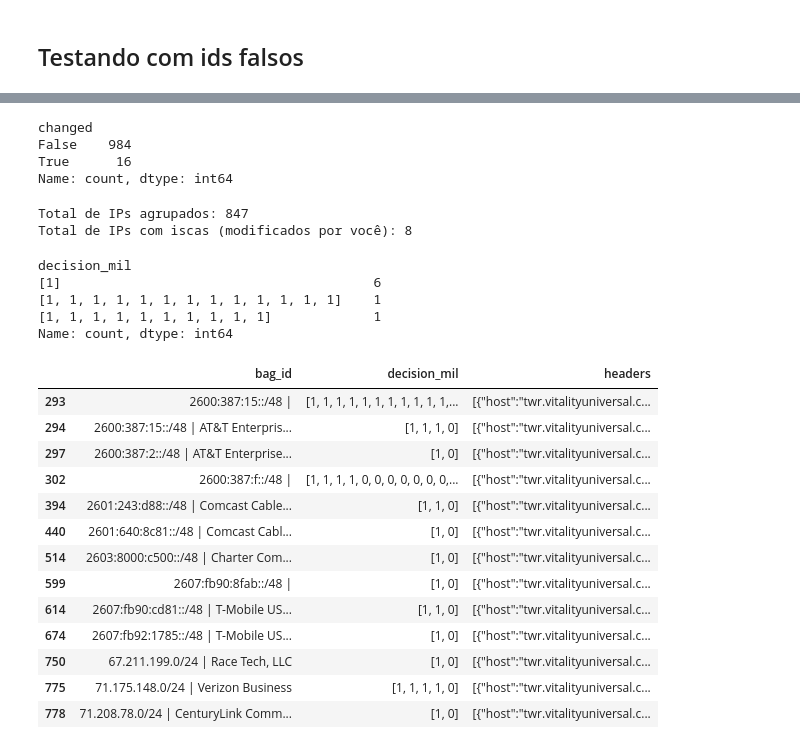
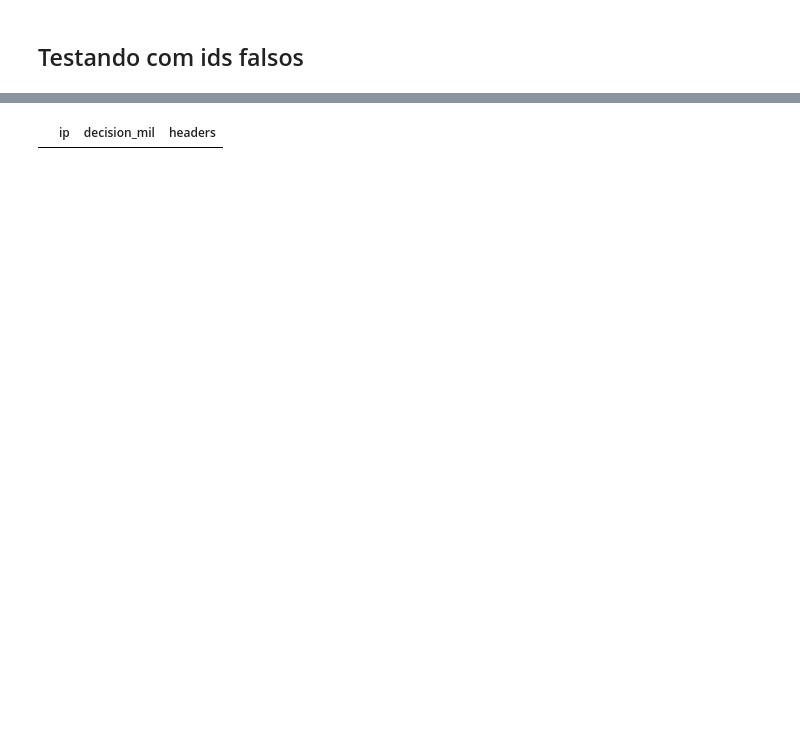
Before and after one commit to camillemotajf/MIL, a Jupyter notebook: teste.ipynb, the cells around one changed output, grey strips where cells are left out. Saved outputs shown, nothing was run; the diff lists cells and outputs as text; code cells hidden in the pictures; blank space fills up the shorter version.

```diff
--- a/teste.ipynb
+++ b/teste.ipynb
@@ -176,3 +67,5 @@ hashes = ["0h5ff0hx9e", "3zdba5h0e9", "9ct9zcf7xe", 'eoqs2p9hvl', "gp0cj2b193",
+# %%
+hashes = await campaign_repository.get_recent_active_campaign_hashes(limit=10, traffic_source=traffic_source_alvo)
 # %%
 import pandas as pd
 
@@ -435,3 +247,3 @@ idx_sorteados = idx_com_1170.to_series().sample(
 # %%
-df.loc[idx_sorteados, "decision"] = "unsafe"
-df.loc[idx_sorteados, ["decision", "rule_id_list"]].head()
+# df.loc[idx_sorteados, "decision"] = "unsafe"
+# df.loc[idx_sorteados, ["decision", "rule_id_list"]].head()
@@ -445,54 +250,31 @@ df.loc[idx_sorteados, ["decision", "rule_id_list"]].head()
 # %%
-import numpy as np
+# import numpy as np
 
-df["changed"] = False
-df.loc[idx_sorteados, "changed"] = True
-df["changed"].value_counts()
+# df["changed"] = False
+# df.loc[idx_sorteados, "changed"] = True
+# df["changed"].value_counts()
-# %% [output]
-changed
-False    984
-True      16
-Name: count, dtype: int64
 # %%
-bags_df_test = df.groupby("bag_id").agg({
-    "embedding": list,
-    "decision_mil": list,
-    "changed": list,
-    "headers": list
-}).reset_index()
+# bags_df_test = df.groupby("ip").agg({
+#     "embedding": list,
+#     "decision_mil": list,
+#     "changed": list,
+#     "headers": list
+# }).reset_index()
 
-bags_df_test["tem_isca"] = bags_df_test["changed"].apply(lambda lista: True in lista)
+# bags_df_test["tem_isca"] = bags_df_test["changed"].apply(lambda lista: True in lista)
 
-print(f"Total de IPs agrupados: {len(bags_df_test)}")
-print(f"Total de IPs com iscas (modificados por você): {bags_df_test['tem_isca'].sum()}")
+# print(f"Total de IPs agrupados: {len(bags_df_test)}")
+# print(f"Total de IPs com iscas (modificados por você): {bags_df_test['tem_isca'].sum()}")
-# %% [output]
-Total de IPs agrupados: 847
-Total de IPs com iscas (modificados por você): 8
-# %%
-bags_df_test[bags_df_test["tem_isca"] == True]["decision_mil"].value_counts()
-# %% [output]
-decision_mil
-[1]                                        6
-[1, 1, 1, 1, 1, 1, 1, 1, 1, 1, 1, 1, 1]    1
-[1, 1, 1, 1, 1, 1, 1, 1, 1, 1]             1
-Name: count, dtype: int64
+# %%
+bags_df_test = df.groupby("ip").agg({
+    "embedding": list,
+    "decision_mil": list,
+    "headers": list
+}).reset_index()
 # %%
 filtro_mistas = bags_df_test["decision_mil"].apply(lambda lista: (1 in lista) and (0 in lista))
 bags_mistas = bags_df_test[filtro_mistas]
-display(bags_mistas[["bag_id", "decision_mil", "headers"]])
+display(bags_mistas[["ip", "decision_mil", "headers"]])
 # %% [output]
-|  | bag_id | decision_mil | headers |
-| 293 | 2600:387:15::/48 | | [1, 1, 1, 1, 1, 1, 1, 1, 1, 1, 1,... | [{"host":"twr.vitalityuniversal.c... |
-| 294 | 2600:387:15::/48 | AT&T Enterpris... | [1, 1, 1, 0] | [{"host":"twr.vitalityuniversal.c... |
-| 297 | 2600:387:2::/48 | AT&T Enterprise... | [1, 0] | [{"host":"twr.vitalityuniversal.c... |
-| 302 | 2600:387:f::/48 | | [1, 1, 1, 1, 0, 0, 0, 0, 0, 0, 0,... | [{"host":"twr.vitalityuniversal.c... |
-| 394 | 2601:243:d88::/48 | Comcast Cable... | [1, 1, 0] | [{"host":"twr.vitalityuniversal.c... |
-| 440 | 2601:640:8c81::/48 | Comcast Cabl... | [1, 0] | [{"host":"twr.vitalityuniversal.c... |
-| 514 | 2603:8000:c500::/48 | Charter Com... | [1, 0] | [{"host":"twr.vitalityuniversal.c... |
-| 599 | 2607:fb90:8fab::/48 | | [1, 0] | [{"host":"twr.vitalityuniversal.c... |
-| 614 | 2607:fb90:cd81::/48 | T-Mobile US... | [1, 1, 0] | [{"host":"twr.vitalityuniversal.c... |
-| 674 | 2607:fb92:1785::/48 | T-Mobile US... | [1, 0] | [{"host":"twr.vitalityuniversal.c... |
-| 750 | 67.211.199.0/24 | Race Tech, LLC | [1, 0] | [{"host":"twr.vitalityuniversal.c... |
-| 775 | 71.175.148.0/24 | Verizon Business | [1, 1, 1, 1, 0] | [{"host":"twr.vitalityuniversal.c... |
-| 778 | 71.208.78.0/24 | CenturyLink Comm... | [1, 0] | [{"host":"twr.vitalityuniversal.c... |
+|  | ip | decision_mil | headers |
 # %%
```
Also changed, not shown: parts of 23 cells of this notebook, 9 other files.
